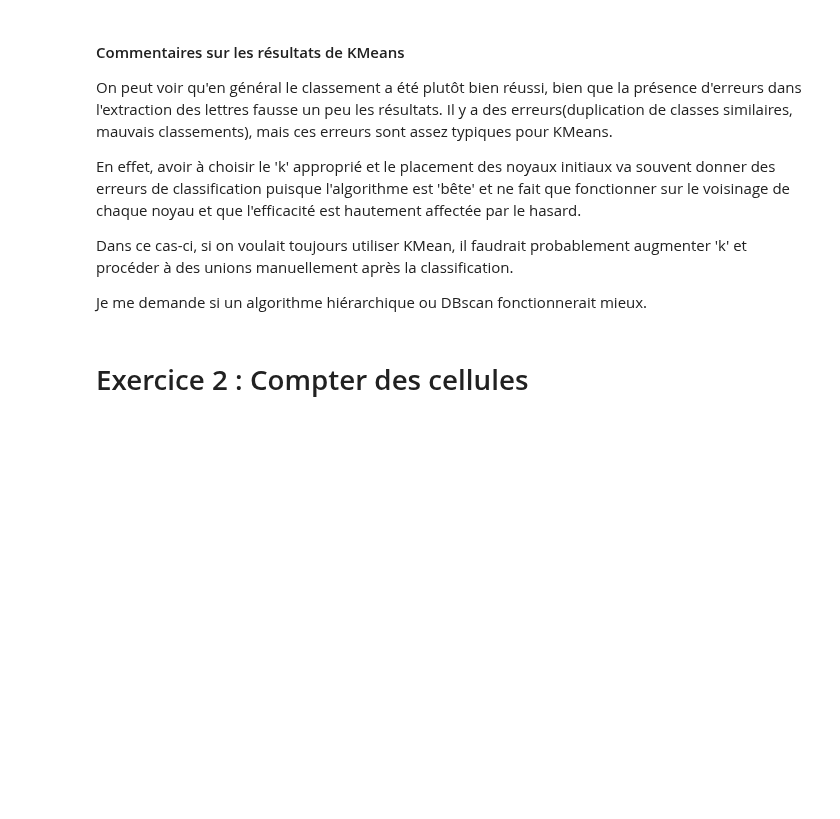
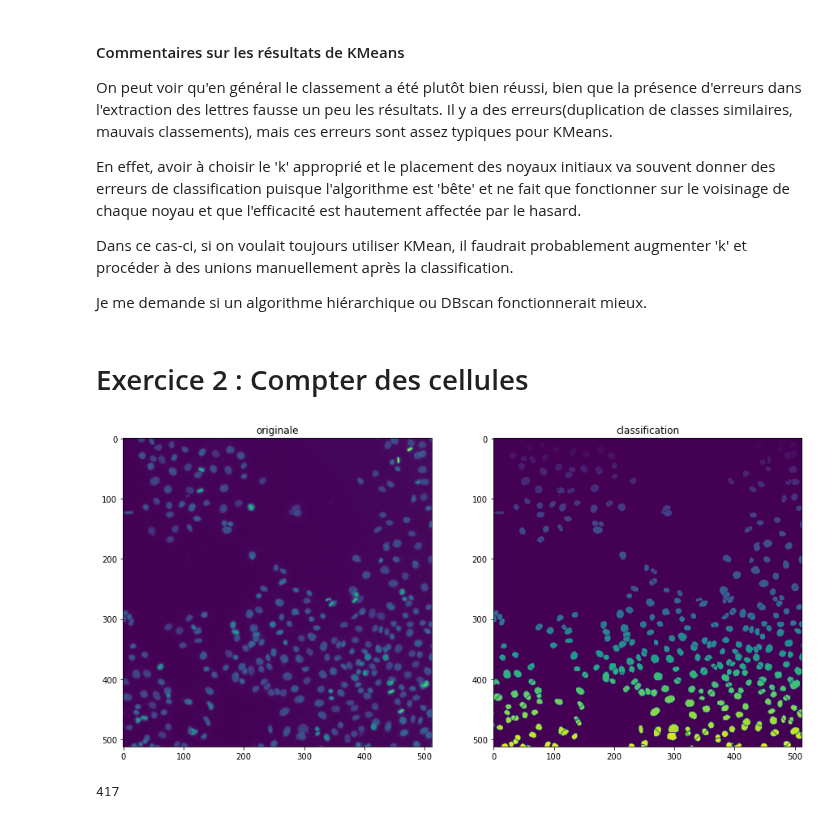
Before and after one commit to RaphaelJ-S/inf600f, a Jupyter notebook: tp/tp4/data/TP4-JACOB-SIMARD.ipynb, the cells around one changed output. Drawn from its saved outputs; the diff is of its cells as text; code cells hidden in the pictures; blank space fills up the shorter version.

```diff
--- a/tp/tp4/data/TP4-JACOB-SIMARD.ipynb
+++ b/tp/tp4/data/TP4-JACOB-SIMARD.ipynb
@@ -234,4 +242,42 @@ Je me demande si un algorithme hiérarchique ou DBscan fonctionnerait mieux.
 # %% [markdown]
 # Exercice 2 : Compter des cellules
 # %%
-# Ajouter ici des cellules de code / markdown pour vos réponses
+# Prétraitement de l'image au cas où
+traite = _pretraitement(im2)
+
+# Seuillage global avec otsu
+traite[traite <= filters.threshold_otsu(traite)] = 0
+traite[traite > filters.threshold_otsu(traite)] = 1
+
+# Calcul de la distance de chaque point vers le zéros le plus proche pour trouver les cercles
+distance = ndi.distance_transform_edt(traite)
+
+# Calcul des coordonnées du centre de chaque cercle
+coords = feature.peak_local_max(distance, footprint=morphology.disk(3), labels=traite.astype(np.int32))
+
+# Création du marker pour le watershed
+mask = np.zeros(distance.shape, dtype=bool)
+mask[tuple(coords.T)] = True
+markers, _ = ndi.label(mask)
+
+# Segmentation avec watershed
+seg = segmentation.watershed(-distance, markers, mask=traite, watershed_line = True)
+
+# Identification des cellules individuelles
+labels, num = measure.label(seg, return_num = True)
+
+
+# Affichage avant/après
+plt.figure(figsize=(15,15))
+plt.subplot(121)
+plt.title("originale")
+plt.imshow(im2)
+plt.subplot(122)
+plt.title("classification")
+plt.imshow(labels)
+
+plt.show()
+print(num)
+# %% [output]
+[figure, added]
+417
```
Also changed, not shown: parts of 4 cells of this notebook.
